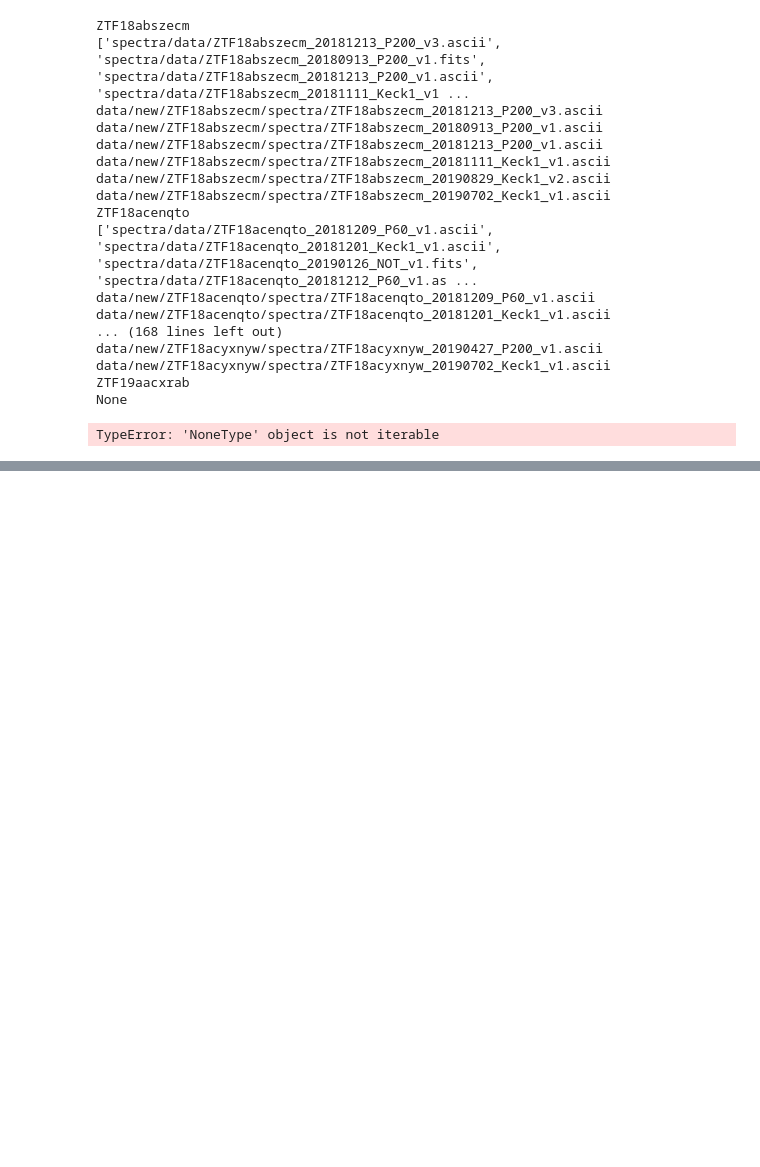
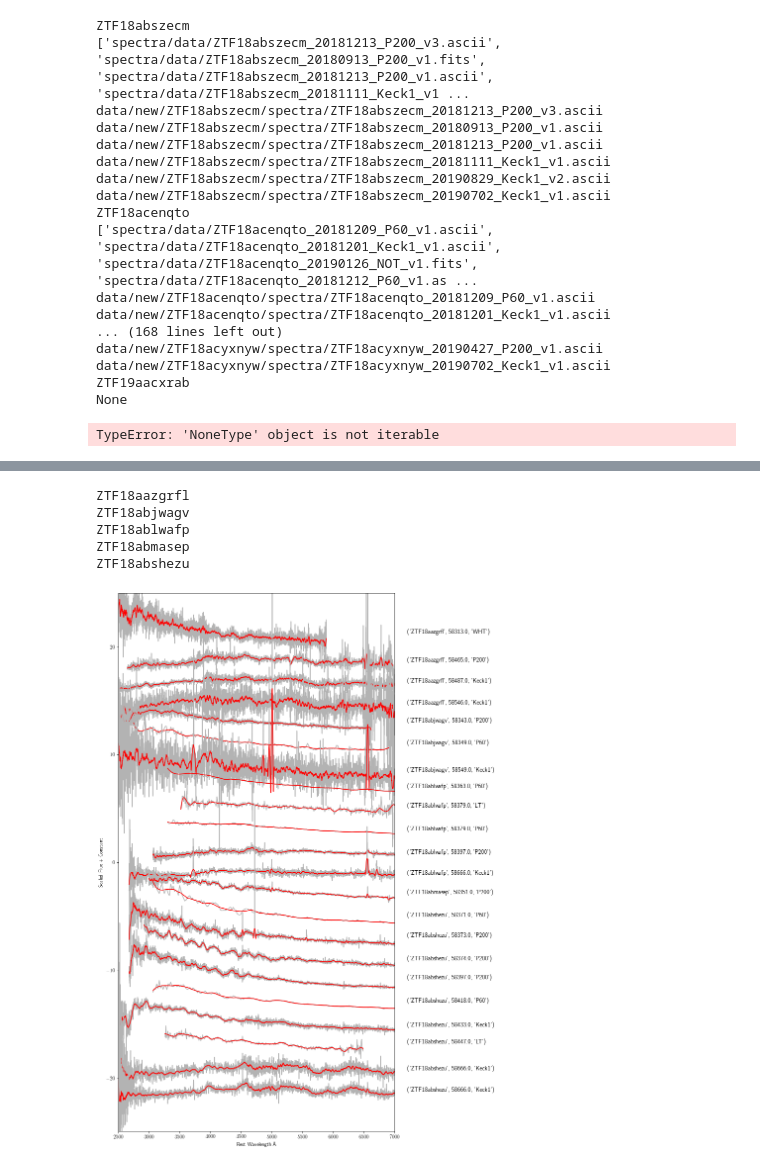
Before and after one commit to Aishwarya113/Superluminous, a Jupyter notebook: download_spectra.ipynb, the cells around one changed output, grey strips where cells are left out. Saved outputs shown, nothing was run; the diff lists cells and outputs as text; code cells hidden in the pictures; blank space fills up the shorter version.

```diff
--- a/download_spectra.ipynb
+++ b/download_spectra.ipynb
@@ -168,0 +335,10 @@ TypeError: 'NoneType' object is not iterable
+# %%
+fig_name = "fig3"
+plot_smoothed_spectra(10, 15, 20, 2500, 7000, -25, 25, fig_name)
+# %% [output]
+ZTF18aazgrfl
+ZTF18abjwagv
+ZTF18ablwafp
+ZTF18abmasep
+ZTF18abshezu
+[figure, added]
```
Also changed, not shown: parts of 23 cells of this notebook.
